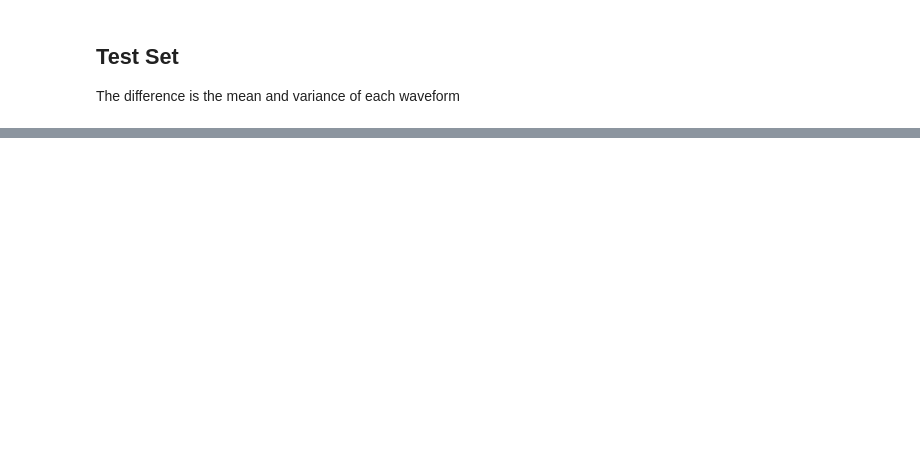
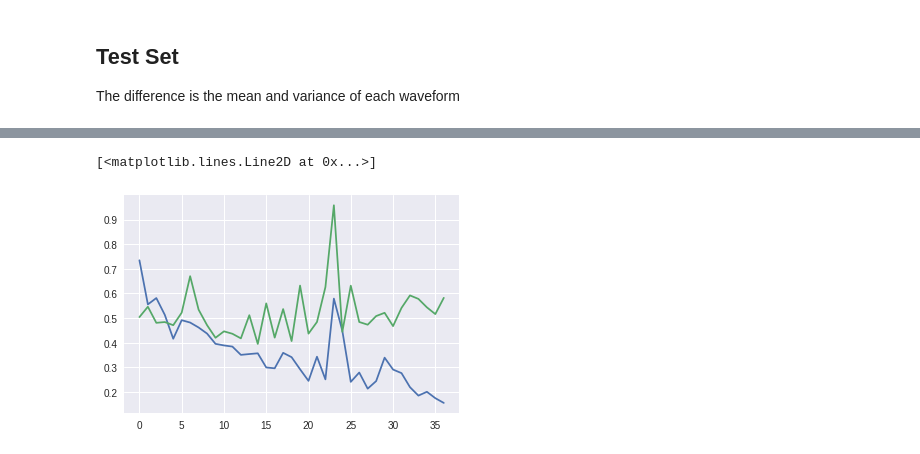
Before and after one commit to DongminWu/MLpractice, a Jupyter notebook: deep_siamese_one_shot_learning.ipynb, the cells around one changed output, grey strips where cells are left out. Saved outputs shown, nothing was run; the diff lists cells and outputs as text; code cells hidden in the pictures; blank space fills up the shorter version.

```diff
--- a/deep_siamese_one_shot_learning.ipynb
+++ b/deep_siamese_one_shot_learning.ipynb
@@ -210,0 +280,24 @@ bi_lstm2_2 = Bidirectional(LSTM(dim_lstm_layer, return_sequences=True, name="LST
+# %%
+
+
+dropout_rate = 0.2
+regularizer_coef = 0.01
+rolling_window = 30
+# %%
+trX = np.zeros(trainX.shape)
+teX = np.zeros(testX.shape)
+
+print("trainX shape:", trainX.shape )
+
+for s in range(trainX.shape[0]):
+  for i in range(trainX.shape[1]):
+    tmp = pd.DataFrame(trainX[s,i,:,0]).rolling(rolling_window, win_type='hamming').mean().fillna(0)
+    trX[s,i,:,:]=tmp.as_matrix()
+
+
+print("testX shape:", testX.shape )
+
+for s in range(testX.shape[0]):
+  for i in range(testX.shape[1]):
+    tmp = pd.DataFrame(testX[s,i,:,0]).rolling(rolling_window, win_type='hamming').mean().fillna(0)
+    teX[s,i,:,:]=tmp.as_matrix()
@@ -210,0 +382,15 @@ bi_lstm2_2 = Bidirectional(LSTM(dim_lstm_layer, return_sequences=True, name="LST
+# %%
+model.compile("adam", loss="binary_crossentropy", metrics=['acc'])
+
+earlystop = EarlyStopping(monitor='val_acc', min_delta=0.0001, patience=20, \
+                          verbose=1, mode='auto')
+callbacks_list = [earlystop]
+model.reset_states()
+# %%
+# for i in range(30):
+#   print("=========> epoch:", i)
+history = model.fit([trX[:,0,:,:],trX[:,1,:,:] ], trainY,
+                    epochs=50,
+                    callbacks = callbacks_list,
+                    batch_size = 2,
+                    validation_data=([teX[:,0,:,:],teX[:,1,:,:]], testY))
@@ -210,0 +415,6 @@ bi_lstm2_2 = Bidirectional(LSTM(dim_lstm_layer, return_sequences=True, name="LST
+# %%
+plt.plot(history.history['loss'], label="train_loss")
+plt.plot(history.history['val_loss'], label="test_loss")
+# %% [output]
+[<matplotlib.lines.Line2D at 0x...>]
+[figure, added]
```
Also changed, not shown: parts of 27 cells of this notebook.
